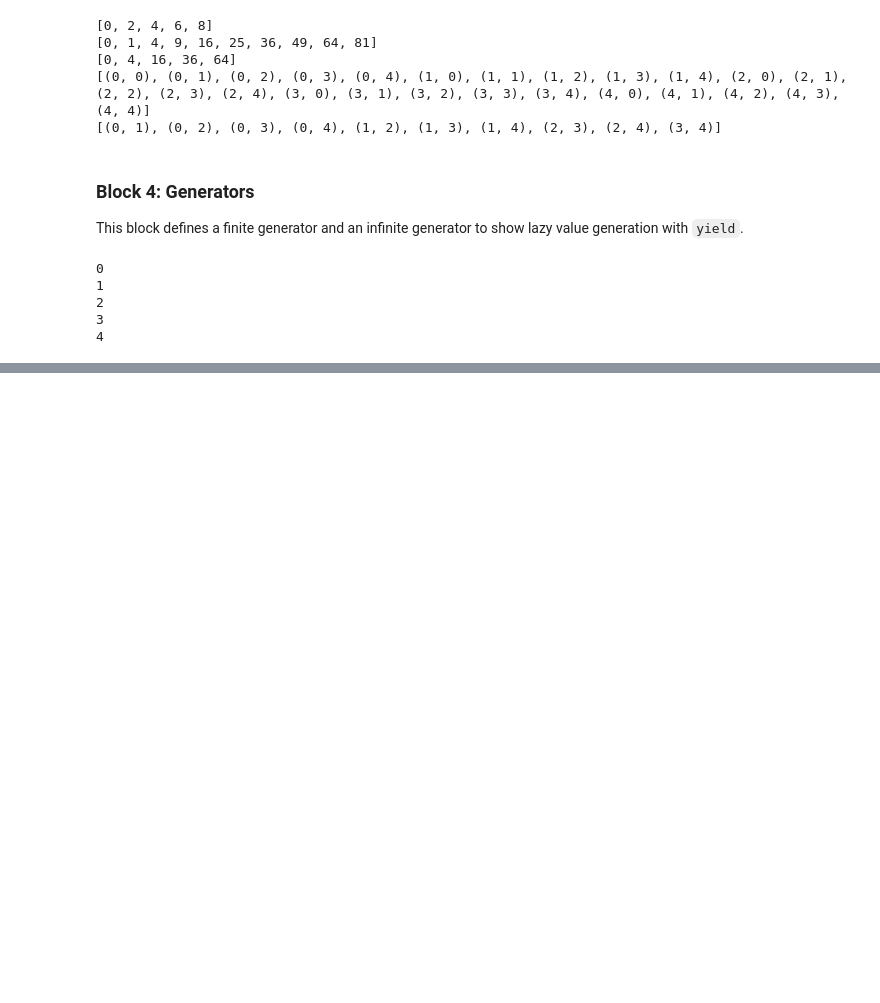
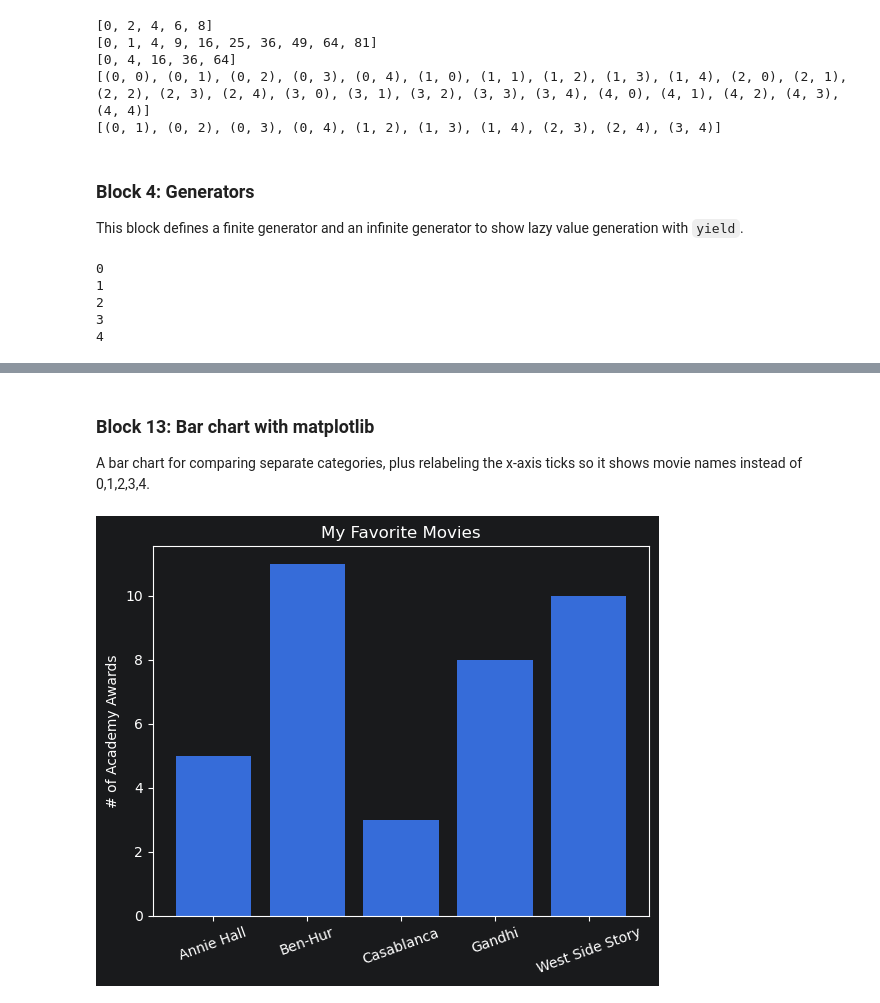
Before and after one commit to imtiazzarif/dsfs-notes, a Jupyter notebook: dsfs.ipynb, the cells around one changed output, grey strips where cells are left out. Saved outputs shown, nothing was run; the diff lists cells and outputs as text; code cells hidden in the pictures; blank space fills up the shorter version.

```diff
--- a/dsfs.ipynb
+++ b/dsfs.ipynb
@@ -69,0 +389,18 @@ def natural_numbers():
+# %% [markdown]
+### Block 13: Bar chart with matplotlib
+A bar chart for comparing separate categories, plus relabeling the x-axis ticks so it shows movie names instead of 0,1,2,3,4.
+# %%
+import matplotlib.pyplot as plt
+
+movies = ["Annie Hall", "Ben-Hur", "Casablanca", "Gandhi", "West Side Story"]
+num_oscars = [5, 11, 3, 8, 10]
+
+# bar charts are the go-to when you're comparing separate, unrelated categories
+plt.bar(range(len(movies)), num_oscars)
+plt.title("My Favorite Movies")
+plt.ylabel("# of Academy Awards")
+# by default the x-axis would just show 0,1,2,3,4 — swap those for the movie names
+plt.xticks(range(len(movies)), movies, rotation=20)
+plt.show()
+# %% [output]
+[figure, added]
```
Also changed, not shown: parts of 43 cells of this notebook.
